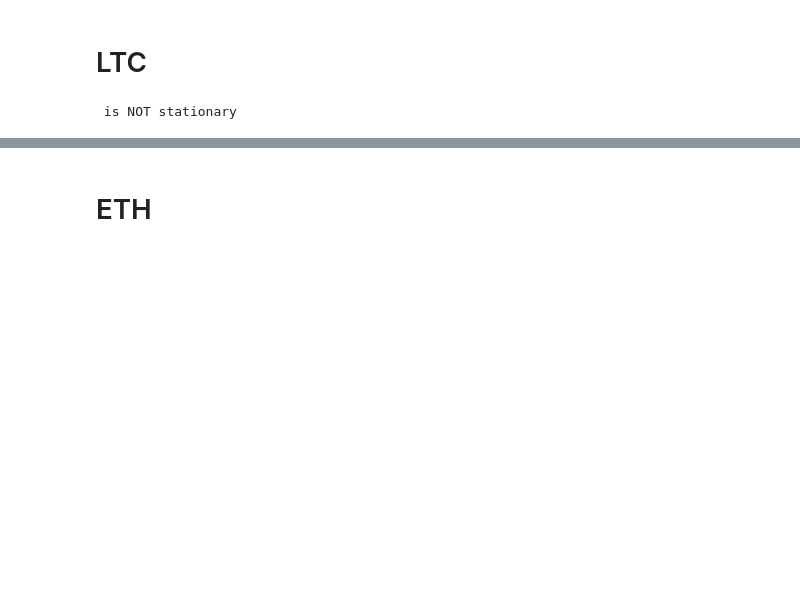
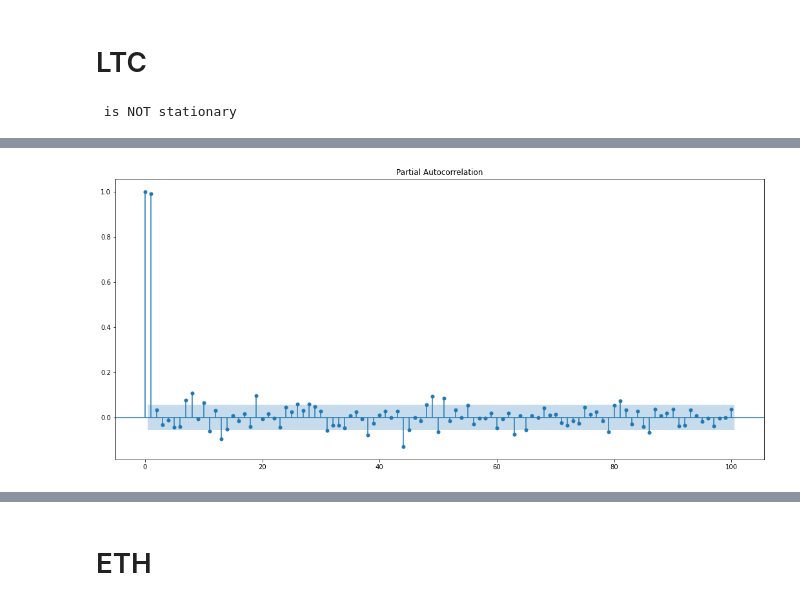
Before and after one commit to chrislacarte/crypto_analysis, a Jupyter notebook: code/crypto_analysis.ipynb, the cells around one changed output, grey strips where cells are left out. Cells and saved outputs as stored; diff of their text form; code cells hidden in the pictures; blank space fills up the shorter version.

```diff
--- a/code/crypto_analysis.ipynb
+++ b/code/crypto_analysis.ipynb
@@ -259,3 +244,10 @@ fig = res.plot()
+# %%
+# Next step is to find the order of AR model to be trained
+# for this, we will plot partial autocorrelation plot to assess
+# the direct effect of past data on future data
+pacf_100 = plot_pacf(crypto_df['ltc_p'], lags=100)
+# %% [output]
+[figure, added]
 # %%
 # AUTOREGRESSION MODEL:
     # Train Test Split
```
Also changed, not shown: parts of 24 cells of this notebook, 1 other file.
